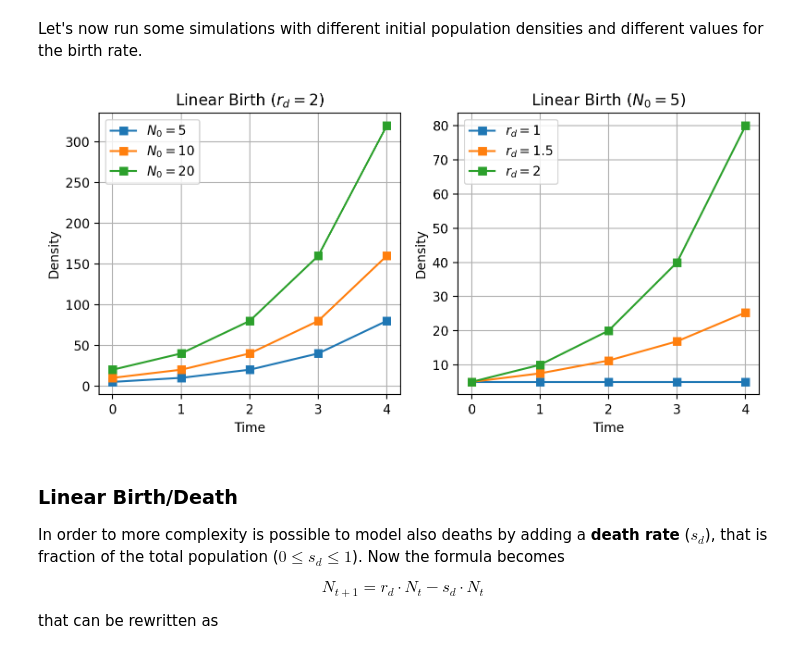
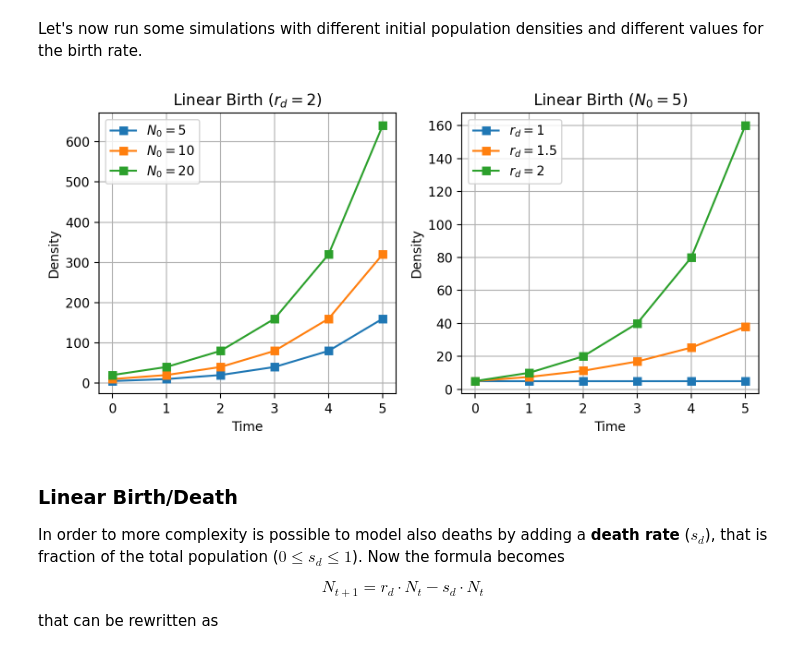
Before and after one commit to FedericoBustaffa/cmcs, a Jupyter notebook: notebooks/discrete.ipynb, the cells around one changed output. Saved outputs shown, nothing was run; the diff lists cells and outputs as text; code cells hidden in the pictures.

Commit message:
discrete simulations

```diff
--- a/notebooks/discrete.ipynb
+++ b/notebooks/discrete.ipynb
@@ -37,15 +41,15 @@ $$N_{t+1} = r_d \cdot N_t$$
 
 that is more simple and clear.
 # %%
-def linear_birth(n0, rate, t):
-    if t == 0:
-        return n0
-    return rate * linear_birth(n0, rate, t - 1)
+def linear_birth(n0, rate):
+    n0 = n0[0]
+    rate = rate[0]
+    return rate * n0,
 # %% [markdown]
 Let's now run some simulations with different initial population densities and
 different values for the birth rate.
 # %%
-times = [i for i in range(5)]
+times = [i for i in range(5+1)]
 
 _, (ax1, ax2) = plt.subplots(1, 2, figsize=(8, 4), dpi=200)
 
@@ -53,36 +57,38 @@ r_d = 2
 ax1.set_title(rf"Linear Birth ($r_d = {r_d}$)")
 ax1.set_xlabel("Time")
 ax1.set_ylabel("Density")
 n0s = [5, 10, 20]
 for n0 in n0s:
+    density = sd.discrete_simulation(linear_birth, [n0], [r_d], 5)[0]
     ax1.plot(
         times,
-        [linear_birth(n0, 2, t) for t in times],
+        density,
         marker="s",
         label=rf"$N_0 = {n0}$",
     )
 ax1.legend()
 ax1.grid()
 
 N_0 = 5
 ax2.set_title(rf"Linear Birth ($N_0 = {N_0}$)")
 ax2.set_xlabel("Time")
 ax2.set_ylabel("Density")
 rates = [1, 1.5, 2]
 for rd in rates:
+    density = sd.discrete_simulation(linear_birth, [N_0], [rd], 5)[0]
     ax2.plot(
         times,
-        [linear_birth(N_0, rd, t) for t in times],
+        density,
         marker="s",
         label=rf"$r_d = {rd}$",
     )
 ax2.legend()
 ax2.grid()
 
 plt.tight_layout()
 plt.show()
 # %% [output]
-[figure, old version]
+[figure, new version]
 # %% [markdown]
 ### Linear Birth/Death
 
```
Also changed, not shown: parts of 2 cells of this notebook, 2 other files.
